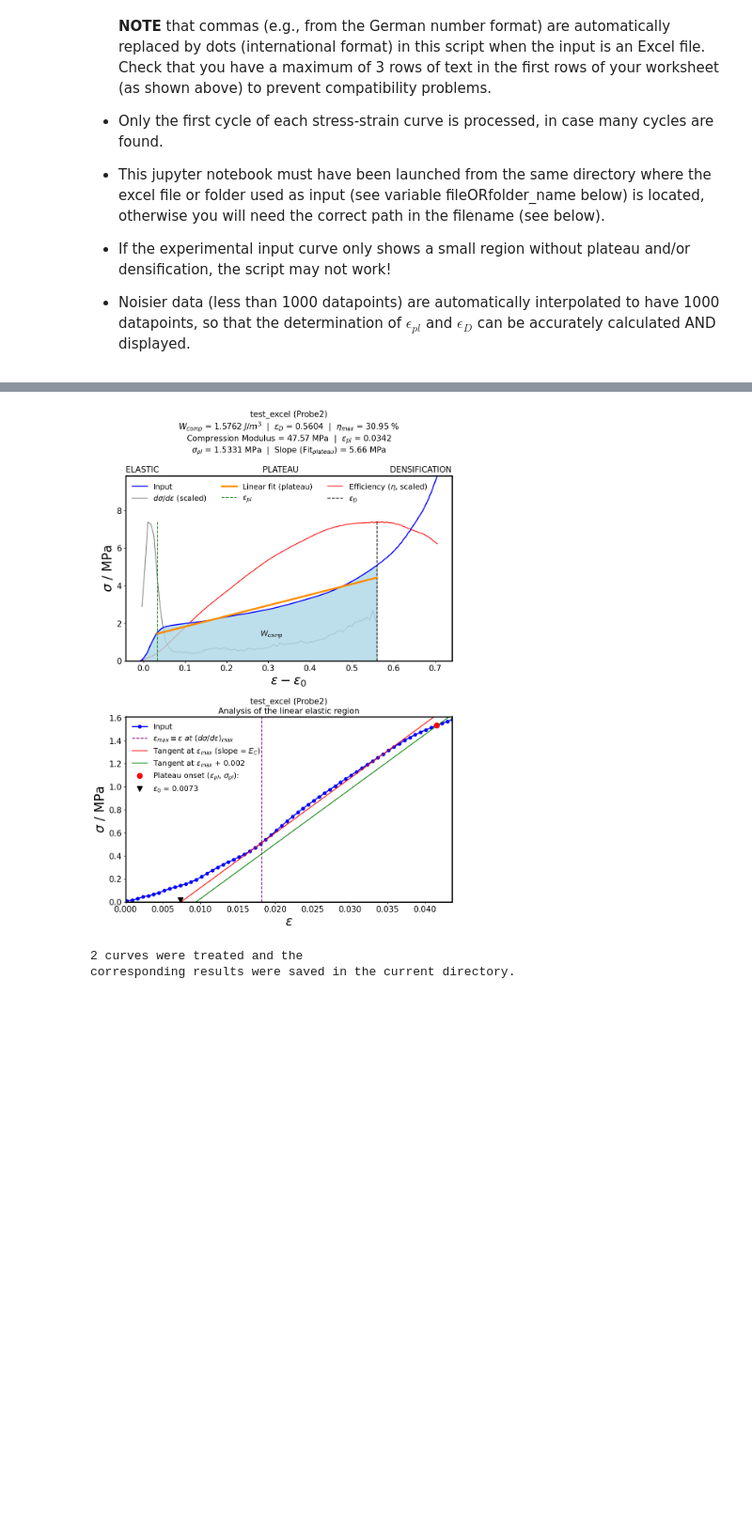
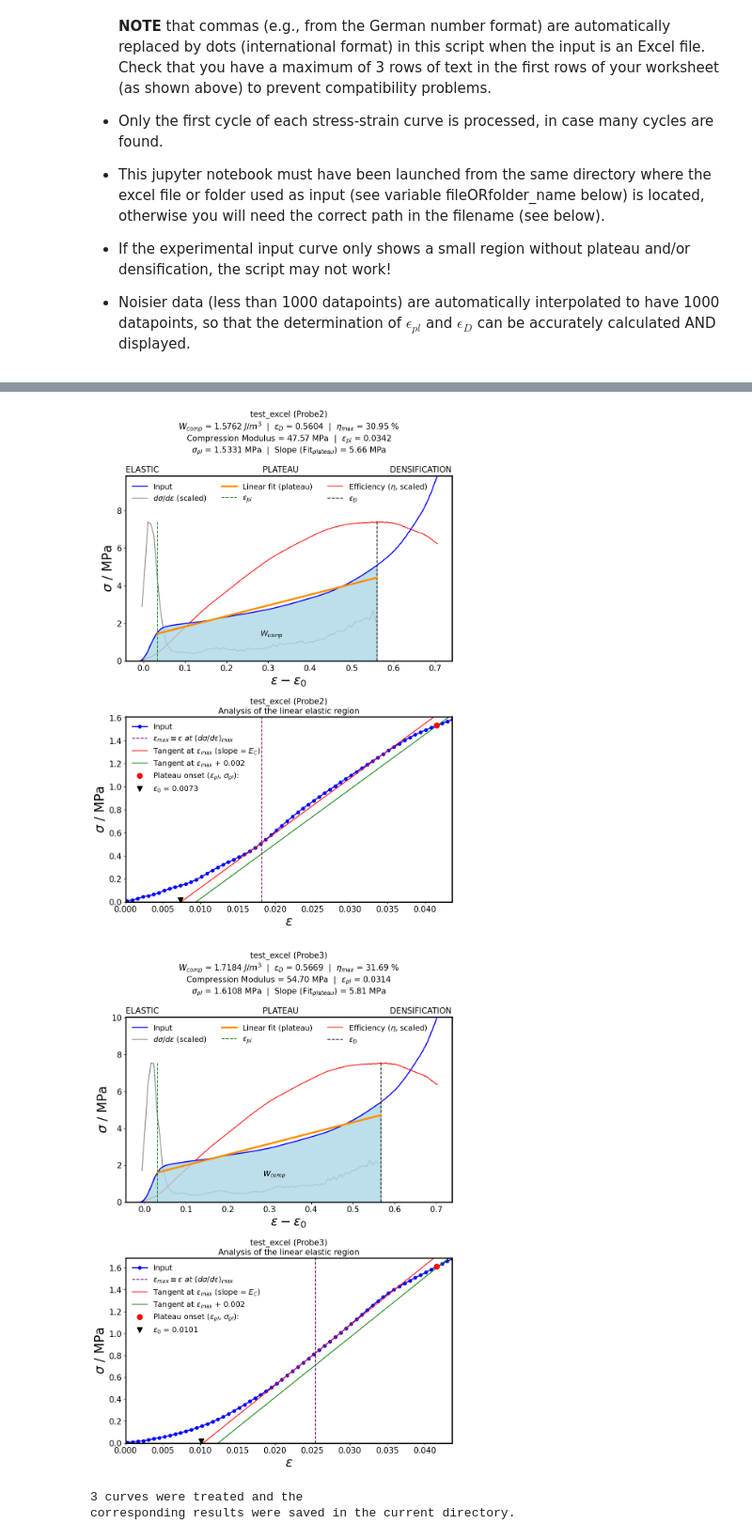
Before and after one commit to Polymer-Engineering-University-Bayreuth/MechanicalProps_Foams, a Jupyter notebook: efficiency_absorption.ipynb, the cells around one changed output, grey strips where cells are left out. Shown at 94% size. Saved outputs shown, nothing was run; the diff lists cells and outputs as text; code cells hidden in the pictures; blank space fills up the shorter version.

```diff
--- a/efficiency_absorption.ipynb
+++ b/efficiency_absorption.ipynb
@@ -1120,33 +1120,34 @@ tolerance = 4 # a local maximum of the derivative d_sigma/d_epsilon gets a "peak
 ############################################
 ############# YOUR INPUT HERE ##############
 
 fileORfolder_name = "test_excel.xlsx" #EPP_Test_120C_error.xlsx" # Add here the file name or folder name
 # tests available inside inputs.zip: test_excel.xls, test_ASCII.csv, test_ASCII.txt, folder_csv_files, folder_txt_files, folder_excel_files
 
 
 # Add here the names of your worksheets (if the input is not an excel file, use any sheet name here!)
 # sheet_names is a list of strings, like e.g. ['Sheet1', 'Sheet2', 'Sheet3']
 # To get all available worksheets, use sheet_names = "all"
-sheet_names = ['Probe 1', 'Probe 2'] # or to process all sheets, simply use sheet_names = 'all'
+sheet_names = 'all'#['Probe 1'] # or to process all sheets, simply use sheet_names = 'all'
 
 
 threshold_for_calculating_work = 'auto' # if 'auto', work of compression (W_comp) will be calculated up to the
                                         # maximum efficiency (eta_max), otherwise, you can give a value
                                         # (in epsilon units), integer or float (no string!), to determine the upper bound
                                         # for the calculation of the area, i.e., for the calculation of W_comp.
 
 lowerlimit_epsilon_pl = 'false' # if 'true', the epsilon_pl will be used to calculate the work of compression (W_comp)
                                 # if 'false' (default), the work of compression is calculated from epsilon zero
 
 show_plots_below = "yes" # use 'No' to save memory, in which case only results (as text) are printed below,
                          # but all figures and generated output files are anyway saved. To visualize all figures
                          # below, just use 'Yes' instead (Figures/Files are always saved).
 
 
 ############ DONT CHANGE THE LINE BELOW ! ############
 main(fileORfolder_name, sheet_names, threshold_for_calculating_work, show_plots_below, tolerance)
 # %% [output]
 [figure]
 [figure]
+[figure, added]
-2 curves were treated and the
+3 curves were treated and the
 corresponding results were saved in the current directory.
```
Also changed, not shown: parts of 1 cell of this notebook.
